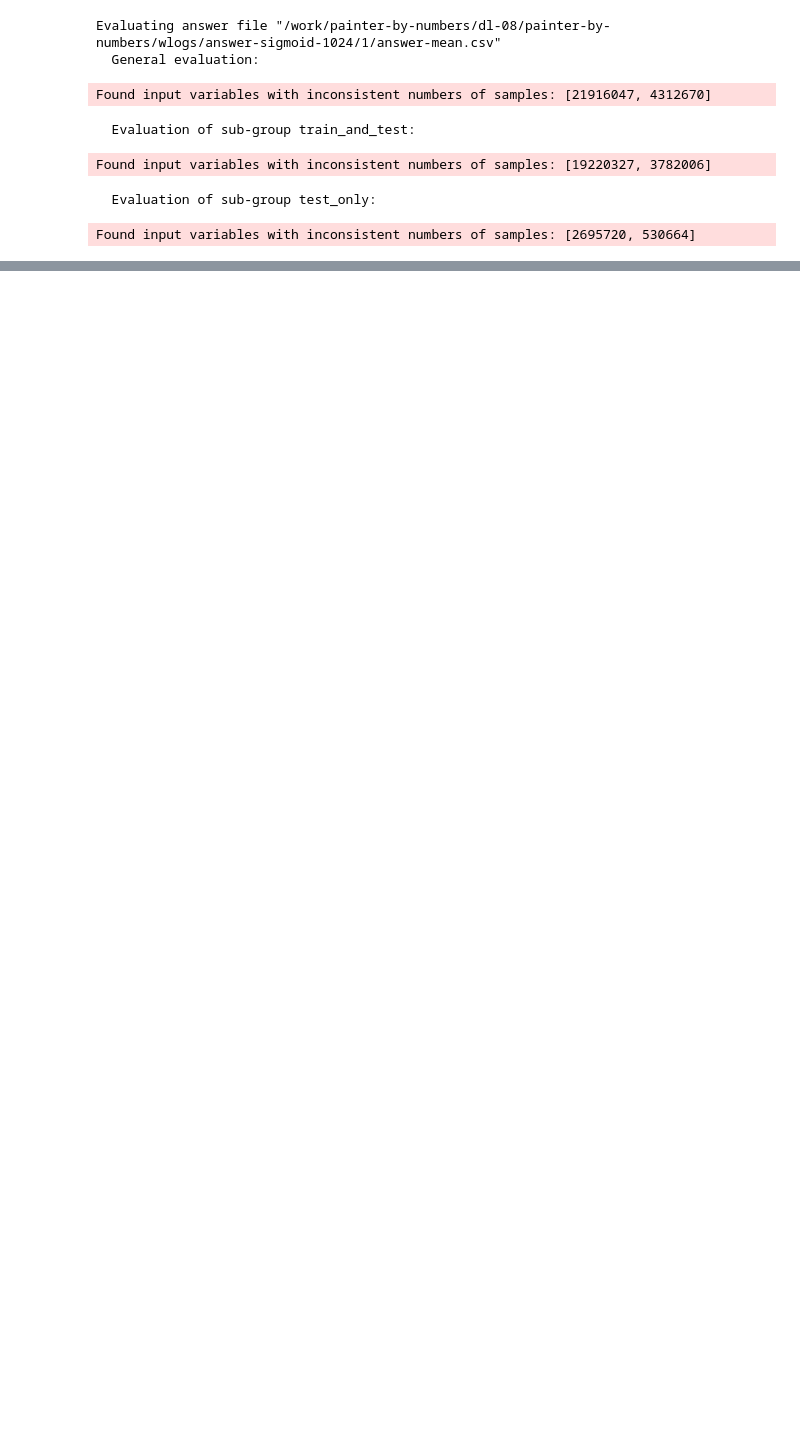
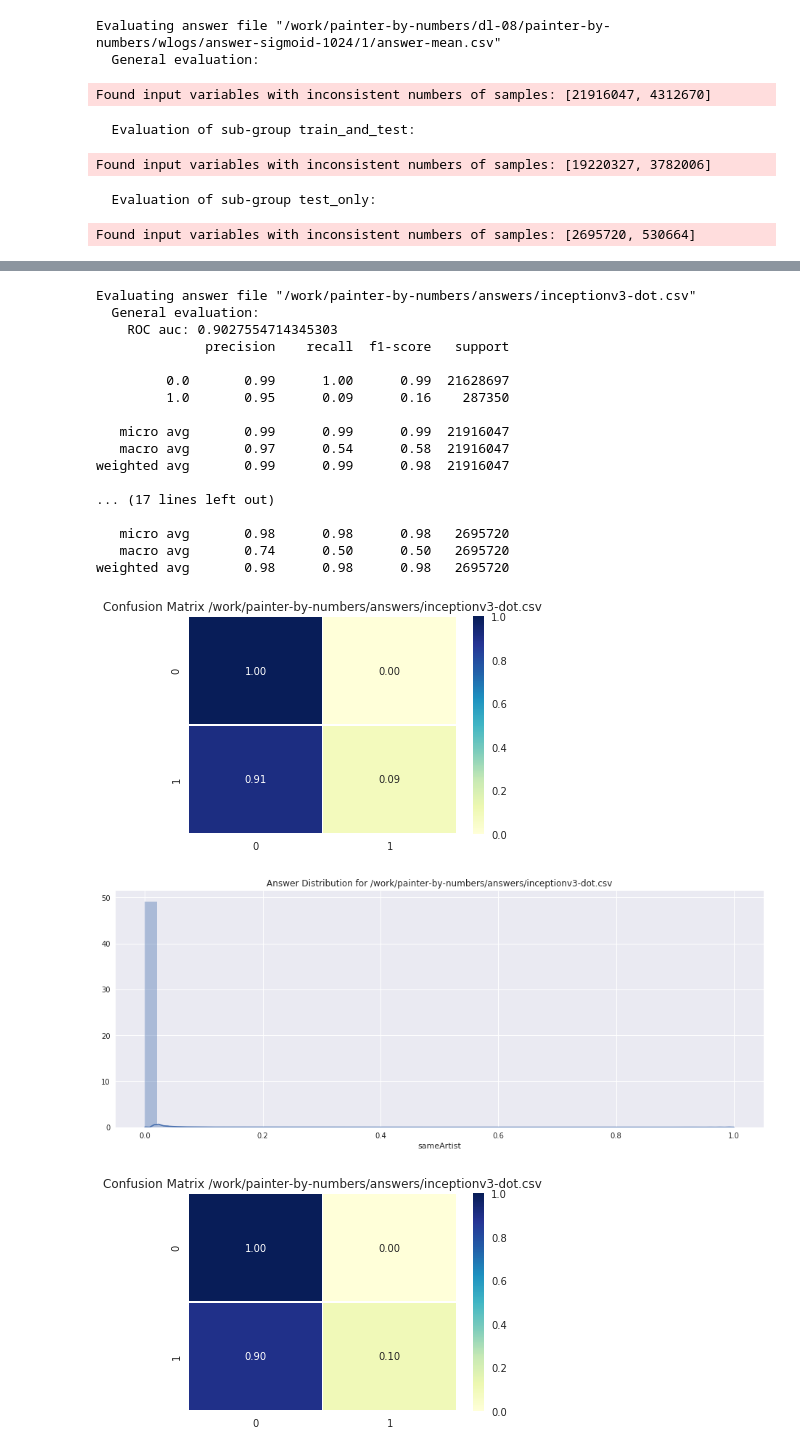
Before and after one commit to lucasdavid/connoisseur, a Jupyter notebook: notebooks/evaluate-result-files.ipynb, the cells around one changed output, grey strips where cells are left out. Saved outputs shown, nothing was run; the diff lists cells and outputs as text; code cells hidden in the pictures; blank space fills up the shorter version.

```diff
--- a/notebooks/evaluate-result-files.ipynb
+++ b/notebooks/evaluate-result-files.ipynb
@@ -247,0 +250,23 @@ avg / total       0.97      0.98      0.98   2695720
+# %%
+evaluate(answers[7])
+# %% [output]
+Evaluating answer file "/work/painter-by-numbers/answers/inceptionv3-dot.csv"
+  General evaluation:
+    ROC auc: 0.9027554714345303
+              precision    recall  f1-score   support
+
+         0.0       0.99      1.00      0.99  21628697
+         1.0       0.95      0.09      0.16    287350
+
+   micro avg       0.99      0.99      0.99  21916047
+   macro avg       0.97      0.54      0.58  21916047
+weighted avg       0.99      0.99      0.98  21916047
+
+... (17 lines left out)
+
+   micro avg       0.98      0.98      0.98   2695720
+   macro avg       0.74      0.50      0.50   2695720
+weighted avg       0.98      0.98      0.98   2695720
+[figure, added]
+[figure, added]
+[figure, added]
```
Also changed, not shown: parts of 7 cells of this notebook, 4 other files.
